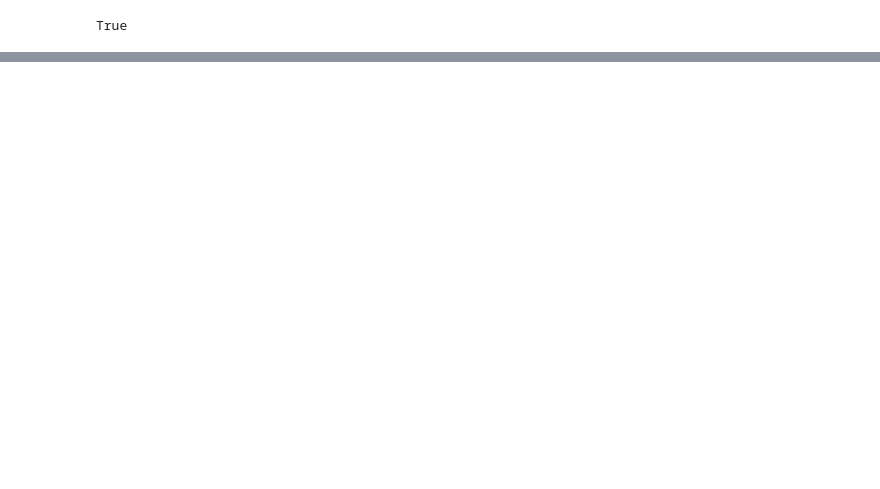
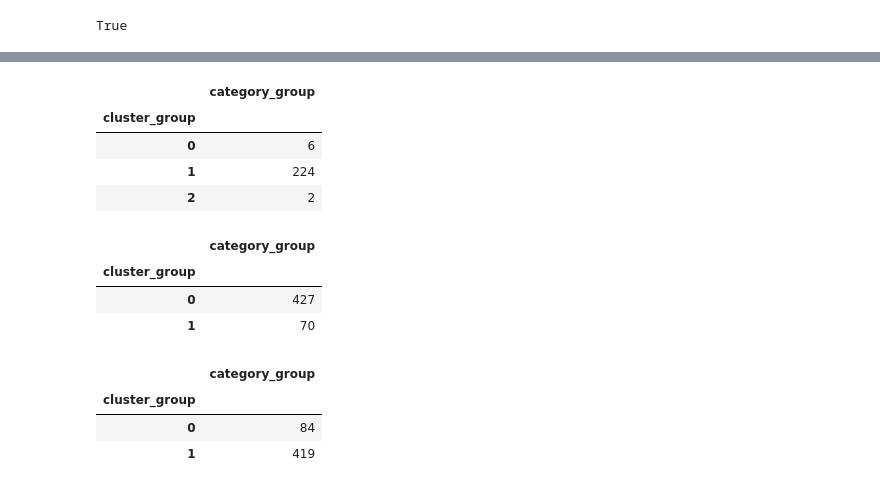
Before and after one commit to kellystroh/Clothing-Classification, a Jupyter notebook: Clothing EDA.ipynb, the cells around one changed output, grey strips where cells are left out. Saved outputs shown, nothing was run; the diff lists cells and outputs as text; code cells hidden in the pictures; blank space fills up the shorter version.

```diff
--- a/Clothing EDA.ipynb
+++ b/Clothing EDA.ipynb
@@ -156,0 +221,8 @@ clust = AgglomerativeClustering().fit(wear_pics)
+# %%
+dd[dd['category_group']==2].groupby('cluster_group').count()
+# %% [output]
+|  | category_group |
+| cluster_group |  |
+| 0 | 6 |
+| 1 | 224 |
+| 2 | 2 |
@@ -156,0 +239,14 @@ clust = AgglomerativeClustering().fit(wear_pics)
+# %%
+dd2[dd2['category_group']==0].groupby('cluster_group').count()
+# %% [output]
+|  | category_group |
+| cluster_group |  |
+| 0 | 427 |
+| 1 | 70 |
+# %%
+dd2[dd2['category_group']==1].groupby('cluster_group').count()
+# %% [output]
+|  | category_group |
+| cluster_group |  |
+| 0 | 84 |
+| 1 | 419 |
```
Also changed, not shown: parts of 13 cells of this notebook, 1 other file.
